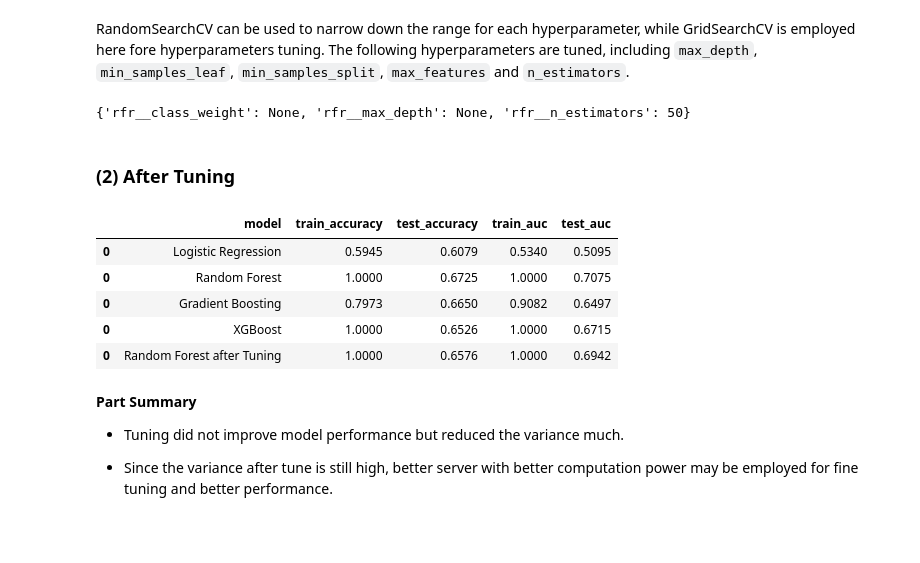
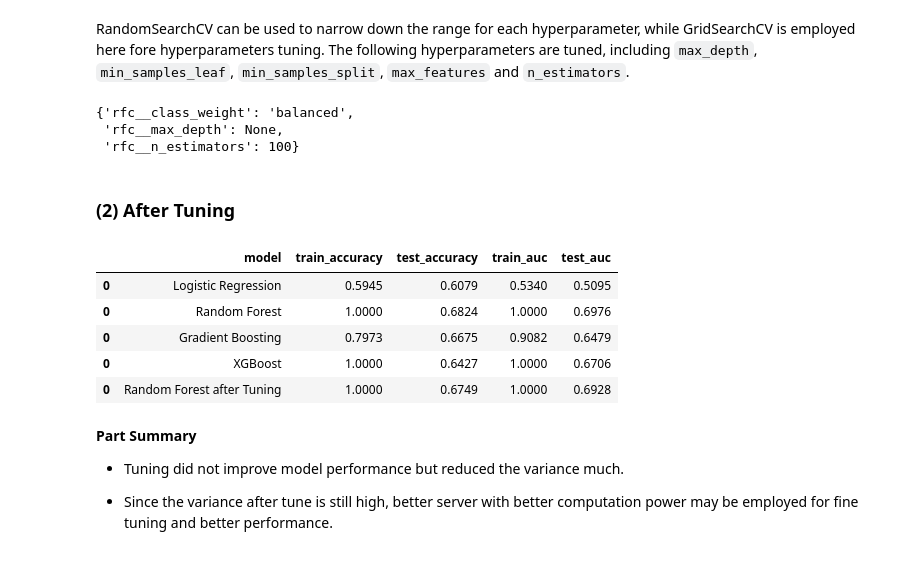
Before and after one commit to DaneHou/water_portability_classification, a Jupyter notebook: potability.ipynb, the cells around one changed output. Drawn from its saved outputs; the diff is of its cells as text; code cells hidden in the pictures.

```diff
--- a/potability.ipynb
+++ b/potability.ipynb
@@ -298,16 +298,16 @@ RandomForest_Loss = pd.DataFrame({'model': 'Random Forest',
 # %%
 #Gradient Boosting prediction
-y_train_pred_gbr = model_gbr.predict(X_train)
-y_test_pred_gbr = model_gbr.predict(X_test)
+y_train_pred_gbc = model_gbc.predict(X_train)
+y_test_pred_gbc = model_gbc.predict(X_test)
 
-y_train_pred_proba_gbr = model_gbr.predict_proba(X_train)
-y_test_pred_proba_gbr = model_gbr.predict_proba(X_test)
+y_train_pred_proba_gbc = model_gbc.predict_proba(X_train)
+y_test_pred_proba_gbc = model_gbc.predict_proba(X_test)
 
 GradientBoosting_Loss = pd.DataFrame({'model': 'Gradient Boosting',
-                         'train_accuracy':accuracy_score(y_train, y_train_pred_gbr).round(4),
-                         'test_accuracy':accuracy_score(y_test, y_test_pred_gbr).round(4),
-                         'train_auc':roc_auc_score(y_train, y_train_pred_proba_gbr[:, 1]).round(4),
-                         'test_auc':roc_auc_score(y_test, y_test_pred_proba_gbr[:, 1]).round(4)}, index=[0])
+                         'train_accuracy':accuracy_score(y_train, y_train_pred_gbc).round(4),
+                         'test_accuracy':accuracy_score(y_test, y_test_pred_gbc).round(4),
+                         'train_auc':roc_auc_score(y_train, y_train_pred_proba_gbc[:, 1]).round(4),
+                         'test_auc':roc_auc_score(y_test, y_test_pred_proba_gbc[:, 1]).round(4)}, index=[0])
 # %%
 #XGBoost prediction
 y_train_pred_xgb = model_xgb.predict(X_train)
@@ -405,14 +406,14 @@ RandomSearchCV can be used to narrow down the range for each hyperparameter, whi
 ## Applying Grid Search to find the best model and the best parameters
 
 #Define the hyperparameters to tune
-grid_parameters = {'rfr__max_depth': [None, 2, 10],
-              'rfr__n_estimators': [20, 50, 100],
-              'rfr__class_weight': [None, 'balanced']
+grid_parameters = {'rfc__max_depth': [None, 2, 10],
+              'rfc__n_estimators': [20, 50, 100],
+              'rfc__class_weight': [None, 'balanced']
              }
 
 
 #Define the gridsearch process
-grid_search = GridSearchCV(model_rfr,
+grid_search = GridSearchCV(model_rfc,
                            grid_parameters,
                            cv = 3,
                            scoring = 'roc_auc',
@@ -420,39 +421,41 @@ grid_search = GridSearchCV(model_rfr,
                            return_train_score=True)
 
 #Applying tuning and timers
-grid_search_rfr = grid_search.fit(X_train, y_train)
+grid_search_rfc = grid_search.fit(X_train, y_train)
 # %%
-grid_search_rfr.best_params_
+grid_search_rfc.best_params_
 # %% [output]
-{'rfr__class_weight': None, 'rfr__max_depth': None, 'rfr__n_estimators': 50}
+{'rfc__class_weight': 'balanced',
+ 'rfc__max_depth': None,
+ 'rfc__n_estimators': 100}
 # %%
-model_rfr_tune = grid_search_rfr.best_estimator_
+model_rfc_tune = grid_search_rfc.best_estimator_
 # %% [markdown]
 ### **(2) After Tuning**<br>
 # %%
 #Random Forest prediction
-y_train_pred_rfr_tune = model_rfr_tune.predict(X_train)
-y_test_pred_rfr_tune = model_rfr_tune.predict(X_test)
+y_train_pred_rfc_tune = model_rfc_tune.predict(X_train)
+y_test_pred_rfc_tune = model_rfc_tune.predict(X_test)
 
-y_train_pred_proba_rfr_tune = model_rfr_tune.predict_proba(X_train)
-y_test_pred_proba_rfr_tune = model_rfr_tune.predict_proba(X_test)
+y_train_pred_proba_rfc_tune = model_rfc_tune.predict_proba(X_train)
+y_test_pred_proba_rfc_tune = model_rfc_tune.predict_proba(X_test)
 
 RandomForest_Loss_Tuned = pd.DataFrame({'model': 'Random Forest after Tuning',
-                         'train_accuracy':accuracy_score(y_train, y_train_pred_rfr_tune).round(4),
-                         'test_accuracy':accuracy_score(y_test, y_test_pred_rfr_tune).round(4),
-                         'train_auc':roc_auc_score(y_train, y_train_pred_proba_rfr_tune[:, 1]).round(4),
-                         'test_auc':roc_auc_score(y_test, y_test_pred_proba_rfr_tune[:, 1]).round(4)}, index=[0])
+                         'train_accuracy':accuracy_score(y_train, y_train_pred_rfc_tune).round(4),
+                         'test_accuracy':accuracy_score(y_test, y_test_pred_rfc_tune).round(4),
+                         'train_auc':roc_auc_score(y_train, y_train_pred_proba_rfc_tune[:, 1]).round(4),
+                         'test_auc':roc_auc_score(y_test, y_test_pred_proba_rfc_tune[:, 1]).round(4)}, index=[0])
 
 model_scores = pd.concat([model_scores,
                           RandomForest_Loss_Tuned])
 model_scores
 # %% [output]
 |  | model | train_accuracy | test_accuracy | train_auc | test_auc |
 | 0 | Logistic Regression | 0.5945 | 0.6079 | 0.5340 | 0.5095 |
-| 0 | Random Forest | 1.0000 | 0.6725 | 1.0000 | 0.7075 |
-| 0 | Gradient Boosting | 0.7973 | 0.6650 | 0.9082 | 0.6497 |
-| 0 | XGBoost | 1.0000 | 0.6526 | 1.0000 | 0.6715 |
-| 0 | Random Forest after Tuning | 1.0000 | 0.6576 | 1.0000 | 0.6942 |
+| 0 | Random Forest | 1.0000 | 0.6824 | 1.0000 | 0.6976 |
+| 0 | Gradient Boosting | 0.7973 | 0.6675 | 0.9082 | 0.6479 |
+| 0 | XGBoost | 1.0000 | 0.6427 | 1.0000 | 0.6706 |
+| 0 | Random Forest after Tuning | 1.0000 | 0.6749 | 1.0000 | 0.6928 |
 # %% [markdown]
 **Part Summary**
 
```
Also changed, not shown: parts of 7 cells of this notebook.
